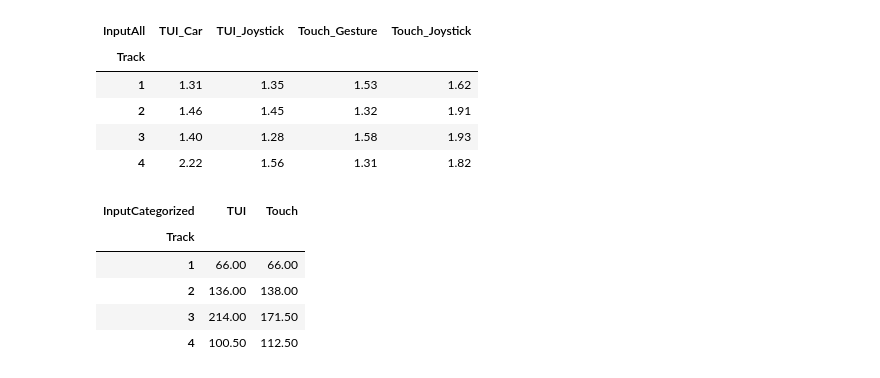
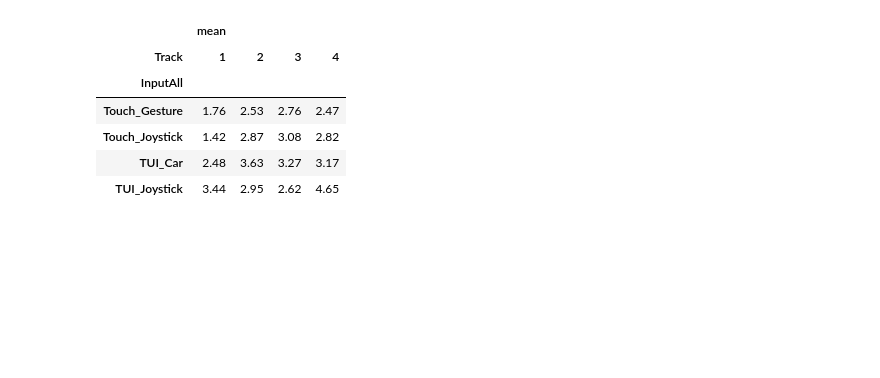
Before and after one commit to eqbic/Masterarbeit-Evaluation, a Jupyter notebook: evaluation.ipynb, the cells around one changed output. Cells and saved outputs as stored; diff of their text form; code cells hidden in the pictures; blank space fills up the shorter version.

```diff
--- a/evaluation.ipynb
+++ b/evaluation.ipynb
@@ -104,6 +101,7 @@ class ResultPlotter:
         tracks = self.repo.get_all()
         data = {
             'Track':  [track.track_id for track in tracks],
+            'UserId': [track.user_id for track in tracks],
             'InputAll': [f"{track.input_type.name}_{track.metaphor.name}" for track in tracks],
             'InputCategorized': [track.input_type.name for track in tracks],
             'Time': [track.result.time for track in tracks],
@@ -114,11 +112,17 @@ class ResultPlotter:
         self.data_frame = pd.DataFrame(data)
         self.data_frame.style.format(precision=2, decimal=".")
 
-    def print_result(self, result_param: ResultParam, input_filter: InputFilter, plot = False):
-        table = self.data_frame.pivot_table(index="Track", columns=input_filter.name, values=result_param.name)
+    def summary(self):
+        return self.data_frame.style.format(precision=2)
+
+    def print_result(self, result_param: ResultParam, input_filter: InputFilter, aggfunc: str, plot = False, color=False):
+        table = self.data_frame.pivot_table(index=input_filter.name, columns="Track", values=result_param.name, aggfunc=[aggfunc], sort=False)
         if plot:
             plt.figure()
             table.plot.bar()
-        return table.style.format(precision=2).background_gradient(axis=1, cmap='Greens')
+        style = table.style
+        if color:
+            style = style.background_gradient(axis=0, cmap='Reds')
+        return style.format(precision=2)
 # %%
 plotter = ResultPlotter()
@@ -136,18 +169,10 @@ plotter.print_result(ResultParam.Time, InputFilter.InputAll, plot=True) # Time i
 # %%
-plotter.print_result(ResultParam.MeanError, InputFilter.InputAll, plot=False) # Mean Error in meter
+plotter.print_result(ResultParam.MeanError, InputFilter.InputAll, aggfunc='mean', color=True, plot=False) # Mean Error in meter
 # %% [output]
-| InputAll | TUI_Car | TUI_Joystick | Touch_Gesture | Touch_Joystick |
-| Track |  |  |  |  |
-| 1 | 1.31 | 1.35 | 1.53 | 1.62 |
-| 2 | 1.46 | 1.45 | 1.32 | 1.91 |
-| 3 | 1.40 | 1.28 | 1.58 | 1.93 |
-| 4 | 2.22 | 1.56 | 1.31 | 1.82 |
+|  | mean |  |  |  |
+| Track | 1 | 2 | 3 | 4 |
+| InputAll |  |  |  |  |
+| Touch_Gesture | 1.76 | 2.53 | 2.76 | 2.47 |
+| Touch_Joystick | 1.42 | 2.87 | 3.08 | 2.82 |
+| TUI_Car | 2.48 | 3.63 | 3.27 | 3.17 |
+| TUI_Joystick | 3.44 | 2.95 | 2.62 | 4.65 |
-# %%
-plotter.print_result(ResultParam.Time, InputFilter.InputCategorized, plot=False) # Time in seconds
-# %% [output]
-| InputCategorized | TUI | Touch |
-| Track |  |  |
-| 1 | 66.00 | 66.00 |
-| 2 | 136.00 | 138.00 |
-| 3 | 214.00 | 171.50 |
-| 4 | 100.50 | 112.50 |
```
Also changed, not shown: parts of 5 cells of this notebook.
